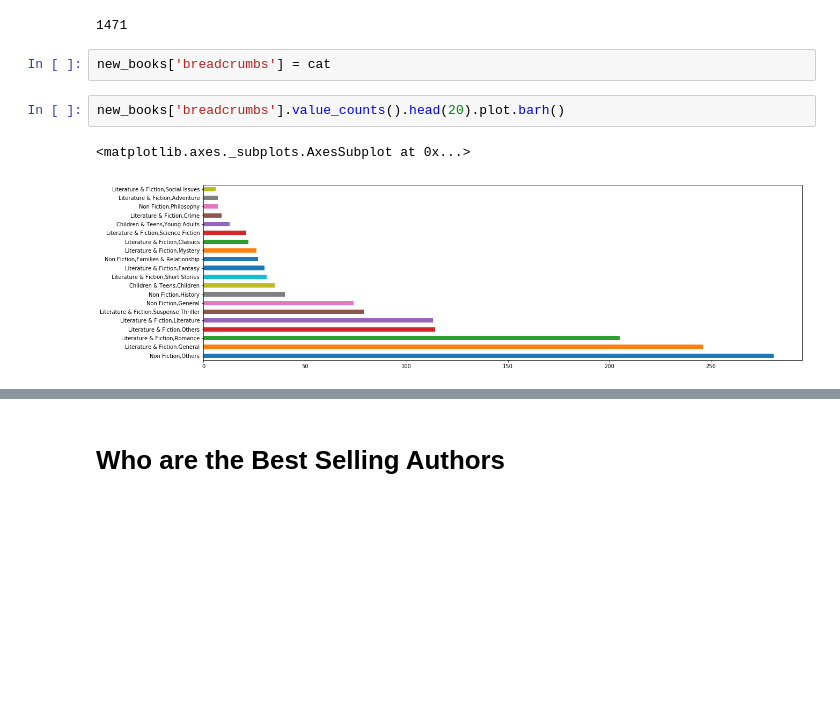
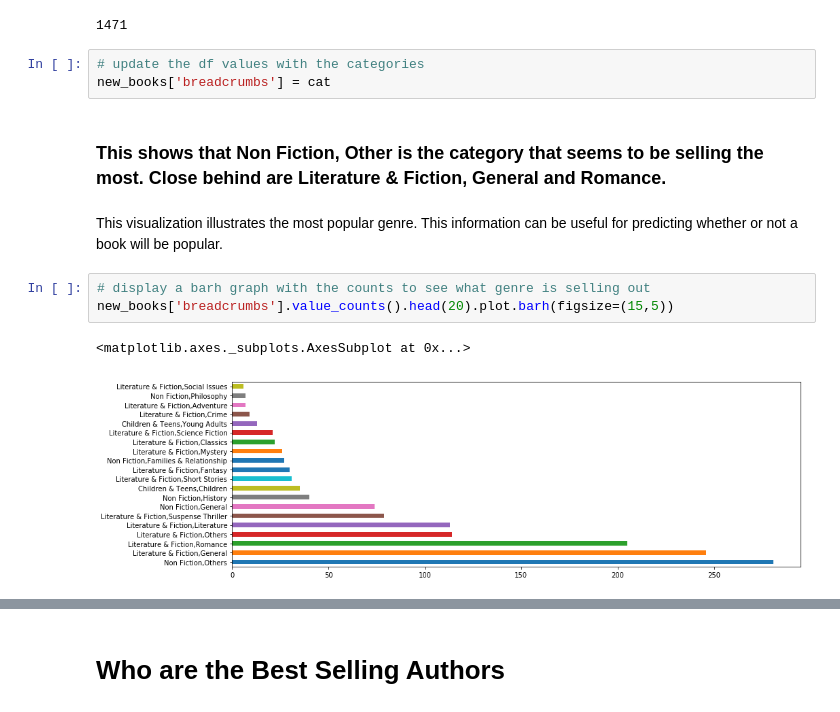
Before and after one commit to hongson6/Analysis-on-Best-Selling-Books-in-India, a Jupyter notebook: Final Project_hong.ipynb, the cells around one changed output, grey strips where cells are left out. Drawn from its saved outputs; the diff is of its cells as text; blank space fills up the shorter version.

```diff
--- a/Final Project_hong.ipynb
+++ b/Final Project_hong.ipynb
@@ -458,10 +577,16 @@ cat[0:5]
 len(new_books['breadcrumbs'].value_counts())
 # %% [output]
 1471
-# %%
-new_books['breadcrumbs'] = cat
-# %%
-new_books['breadcrumbs'].value_counts().head(20).plot.barh()
-# %% [output]
-<matplotlib.axes._subplots.AxesSubplot at 0x...>
-[figure, removed]
+# %%
+# update the df values with the categories
+new_books['breadcrumbs'] = cat
+# %% [markdown]
+### This shows that Non Fiction, Other is the category that seems to be selling the most. Close behind are Literature & Fiction, General and Romance.
+# %% [markdown]
+This visualization illustrates the most popular genre. This information can be useful for predicting whether or not a book will be popular.
+# %%
+# display a barh graph with the counts to see what genre is selling out
+new_books['breadcrumbs'].value_counts().head(20).plot.barh(figsize=(15,5))
+# %% [output]
+<matplotlib.axes._subplots.AxesSubplot at 0x...>
+[figure, added]
```
Also changed, not shown: parts of 102 cells of this notebook.
